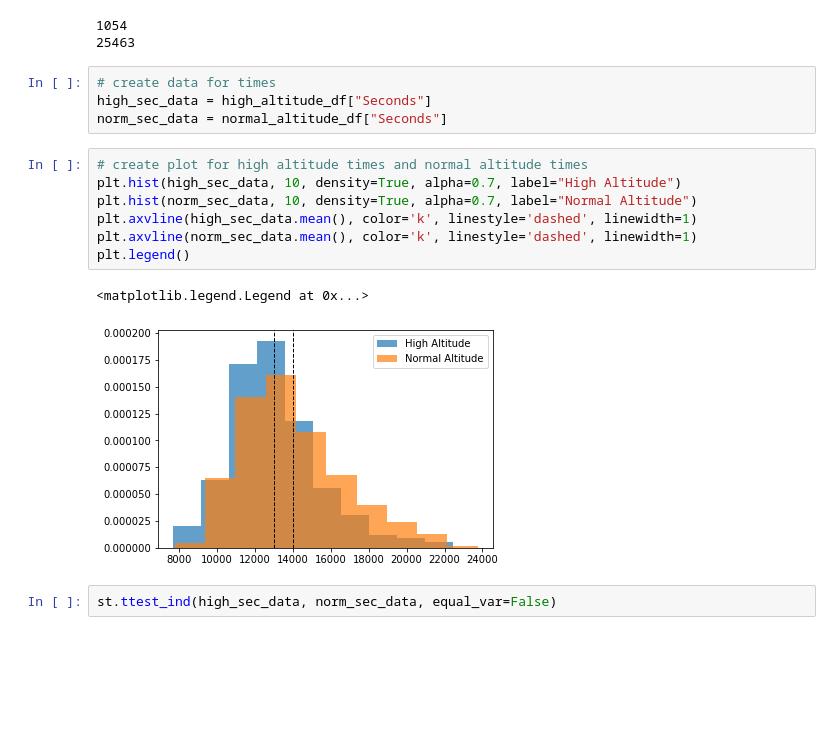
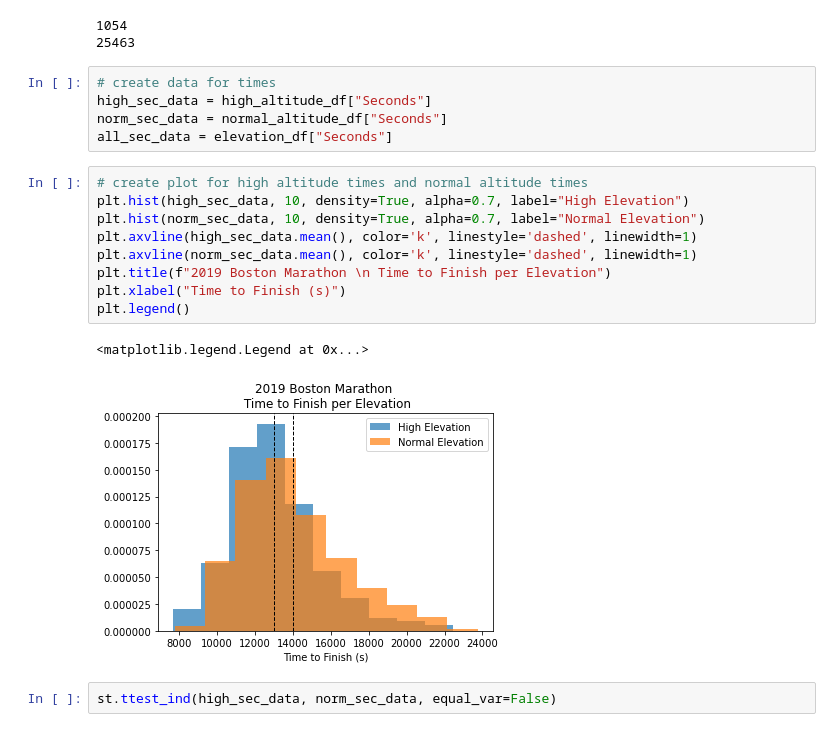
Before and after one commit to skhelifi1/Running-Project-GroupE, a Jupyter notebook: boston2019_elevation_analysis.ipynb, the cells around one changed output. Cells and saved outputs as stored; diff of their text form; blank space fills up the shorter version.

Commit message:
updates to histograms

```diff
--- a/boston2019_elevation_analysis.ipynb
+++ b/boston2019_elevation_analysis.ipynb
@@ -241,16 +241,19 @@ print(len(normal_altitude_df))
 # create data for times
 high_sec_data = high_altitude_df["Seconds"]
 norm_sec_data = normal_altitude_df["Seconds"]
+all_sec_data = elevation_df["Seconds"]
 # %%
 # create plot for high altitude times and normal altitude times
-plt.hist(high_sec_data, 10, density=True, alpha=0.7, label="High Altitude")
-plt.hist(norm_sec_data, 10, density=True, alpha=0.7, label="Normal Altitude")
+plt.hist(high_sec_data, 10, density=True, alpha=0.7, label="High Elevation")
+plt.hist(norm_sec_data, 10, density=True, alpha=0.7, label="Normal Elevation")
 plt.axvline(high_sec_data.mean(), color='k', linestyle='dashed', linewidth=1)
 plt.axvline(norm_sec_data.mean(), color='k', linestyle='dashed', linewidth=1)
+plt.title(f"2019 Boston Marathon \n Time to Finish per Elevation")
+plt.xlabel("Time to Finish (s)")
 plt.legend()
 # %% [output]
 <matplotlib.legend.Legend at 0x...>
-[figure, old version]
+[figure, new version]
 # %%
 st.ttest_ind(high_sec_data, norm_sec_data, equal_var=False)
 # %% [output]
```
Also changed, not shown: parts of 4 cells of this notebook.
